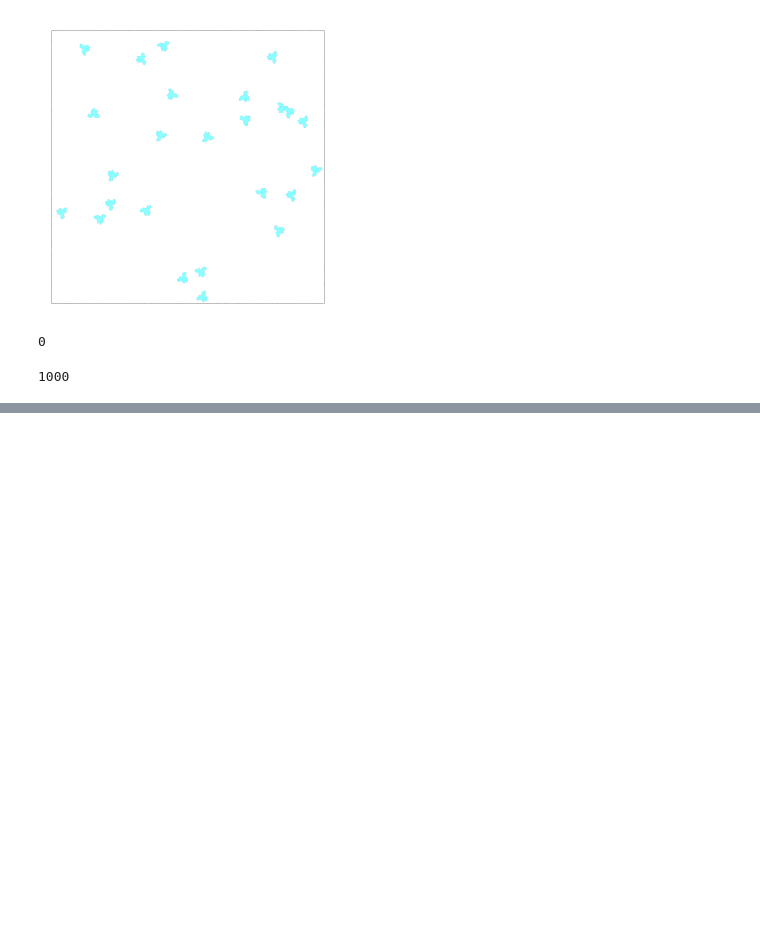
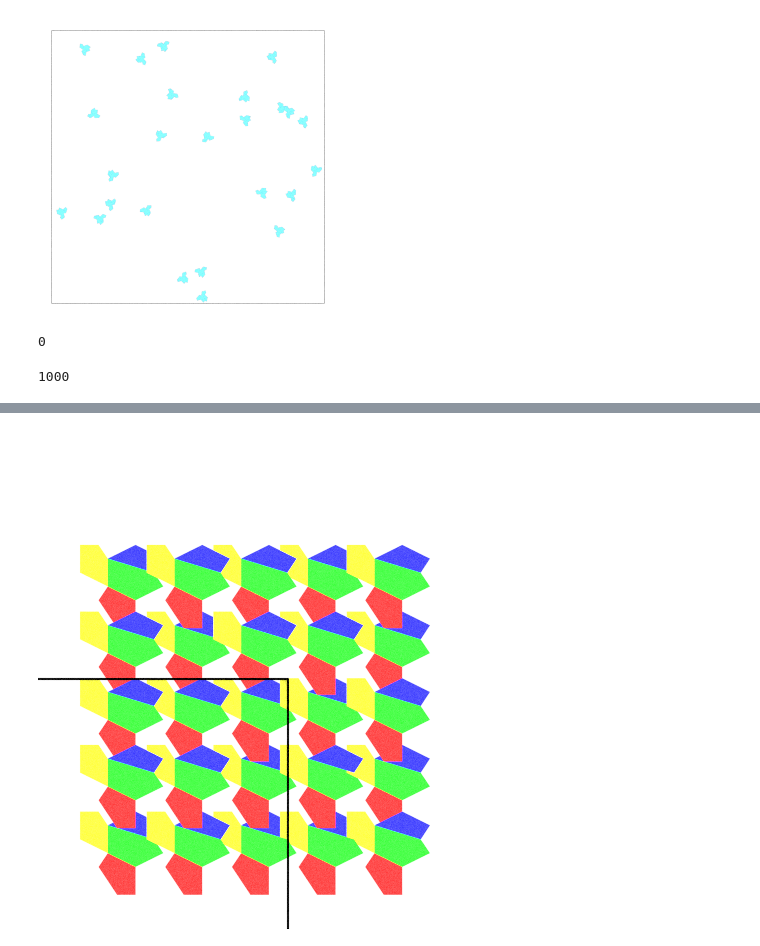
Before and after one commit to HarshReshamwala/HPMC, a Jupyter notebook: Einstein_Tiles/Sim/WorkInProgress/Lattice/v4.ipynb, the cells around one changed output, grey strips where cells are left out. Cells and saved outputs as stored; diff of their text form; code cells hidden in the pictures; blank space fills up the shorter version.

```diff
--- a/Einstein_Tiles/Sim/WorkInProgress/Lattice/v4.ipynb
+++ b/Einstein_Tiles/Sim/WorkInProgress/Lattice/v4.ipynb
@@ -535,0 +807,84 @@ plt.show()
+# %%
+import fresnel
+import numpy as np
+import math
+import IPython
+import itertools
+
+device = fresnel.Device()
+tracer = fresnel.tracer.Path(device=device, w=500, h=500)  # Adjusted for a better view
+
+# Same vertices arrays for each shape
+vertices1 = np.array([
+    [-0.27350427, -0.25532544],
+    [-0.16239316, -0.08994083],
+    [0.17094017, -0.25532544],
+    [0.17094017, -0.58994083],
+    [-0.05128205, -0.58994083]
+])
+
+vertices2 = np.array([
+    [-0.16239316, 0.24467456],
+    [0.39316239, 0.07544379],
+    [0.5042735, -0.08994083],
+    [0.17094017, -0.25532544],
+    [-0.16239316, -0.08994083]
+])
+
+vertices3 = np.array([
+    [-0.16239316, 0.24467456],
+    [0.17094017, 0.41005917],
+    [0.5042735, 0.24467456],
+    [0.39316239, 0.07544379]
+])
+
+vertices4 = np.array([
+    [-0.4957265, 0.41005917],
+    [-0.27350427, 0.41005917],
+    [-0.16239316, 0.24467456],
+    [-0.16239316, -0.08994083],
+    [-0.4957265, 0.07544379]
+])
+
+# Define the lattice size and spacing
+m = 5  # Number of tiles along one dimension
+spacing = 1.2  # Distance between tiles, adjust as needed for non-overlapping
+scale = 1.5  # Scale to increase the size of each shape slightly
+
+# Compute the corrected scene dimensions
+L = m * spacing  # Scene size
+
+# Create the scene
+scene = fresnel.Scene(device)
+
+# Adjust camera settings
+camera_height = L * scale
+scene.camera = fresnel.camera.Orthographic(
+    position=(L / 2, L / 2, 10),  # Center the camera over the lattice
+    look_at=(L / 2, L / 2, 0),  # Ensure the camera looks at the center of the lattice
+    up=(0, 1, 0),
+    height=camera_height
+)
+
+# Tile each shape into a grid
+for i, j in itertools.product(range(m), repeat=2):
+    dx, dy = i * spacing, j * spacing  # Calculate displacement for each tile
+    # Add each shape with the displacement
+    for vertices, color in zip([vertices1, vertices2, vertices3, vertices4],
+                               [(1, 0, 0), (0, 1, 0), (0, 0, 1), (1, 1, 0)]):
+        geometry = fresnel.geometry.Polygon(scene, vertices=vertices * scale + np.array([dx, dy]), N=1)
+        geometry.material = fresnel.material.Material(color=fresnel.color.linear(color), roughness=0.2)
+
+# Add a lightbox to the scene
+fresnel.geometry.Box(scene, [L, L, 0.1, 0, 0, 0], box_radius=0.02)
+scene.lights = [
+    fresnel.light.Light(direction=(0, 0, 1), color=(0.8, 0.8, 0.8), theta=math.pi),
+    fresnel.light.Light(direction=(1, 1, 1), color=(1.1, 1.1, 1.1), theta=math.pi / 3)
+]
+scene.background_alpha = 1
+scene.background_color = (1, 1, 1)
+
+# Render the image
+IPython.display.Image(tracer.sample(scene, samples=500)._repr_png_())
+# %% [output]
+[figure, added]
```
Also changed, not shown: parts of 6 cells of this notebook, 1 other file.
